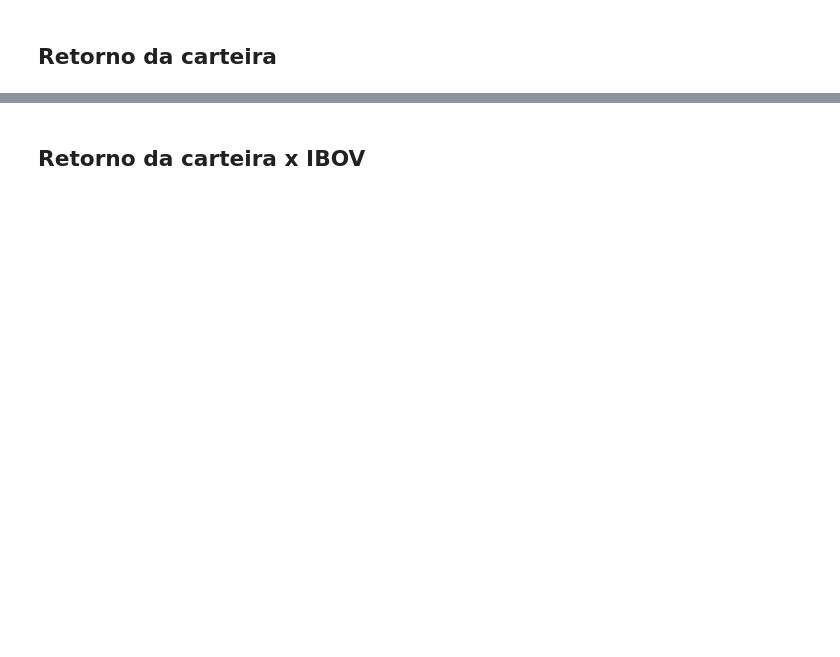
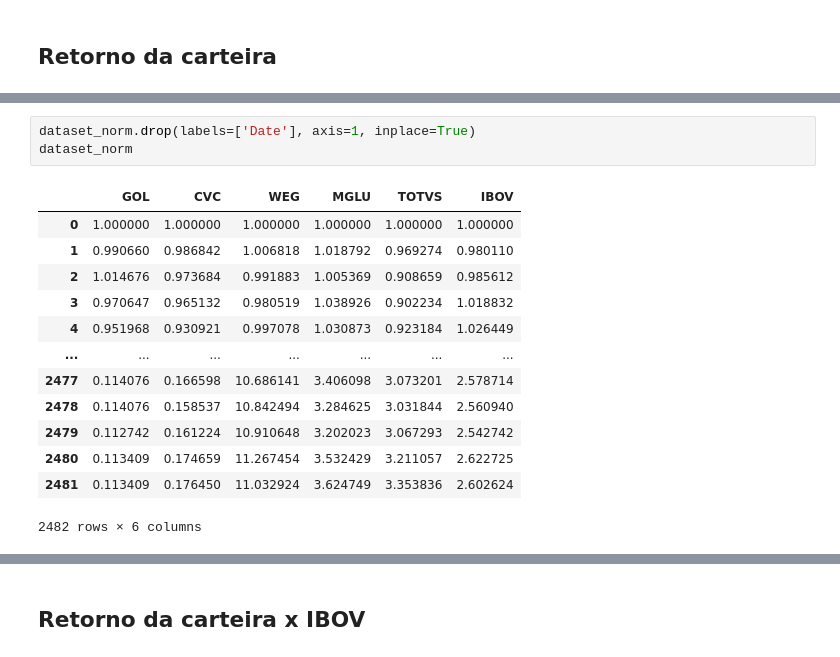
Before and after one commit to fabiolrodriguez/python_playground, a Jupyter notebook: taxa_retorno.ipynb, the cells around one changed output, grey strips where cells are left out. Cells and saved outputs as stored; diff of their text form; blank space fills up the shorter version.

```diff
--- a/taxa_retorno.ipynb
+++ b/taxa_retorno.ipynb
@@ -169,0 +283,17 @@ np.log(dataset['IBOV'][len(dataset) - 1] / dataset['GOL'][0]) * 100
+# %%
+dataset_norm.drop(labels=['Date'], axis=1, inplace=True)
+dataset_norm
+# %% [output]
+|  | GOL | CVC | WEG | MGLU | TOTVS | IBOV |
+| 0 | 1.000000 | 1.000000 | 1.000000 | 1.000000 | 1.000000 | 1.000000 |
+| 1 | 0.990660 | 0.986842 | 1.006818 | 1.018792 | 0.969274 | 0.980110 |
+| 2 | 1.014676 | 0.973684 | 0.991883 | 1.005369 | 0.908659 | 0.985612 |
+| 3 | 0.970647 | 0.965132 | 0.980519 | 1.038926 | 0.902234 | 1.018832 |
+| 4 | 0.951968 | 0.930921 | 0.997078 | 1.030873 | 0.923184 | 1.026449 |
+| ... | ... | ... | ... | ... | ... | ... |
+| 2477 | 0.114076 | 0.166598 | 10.686141 | 3.406098 | 3.073201 | 2.578714 |
+| 2478 | 0.114076 | 0.158537 | 10.842494 | 3.284625 | 3.031844 | 2.560940 |
+| 2479 | 0.112742 | 0.161224 | 10.910648 | 3.202023 | 3.067293 | 2.542742 |
+| 2480 | 0.113409 | 0.174659 | 11.267454 | 3.532429 | 3.211057 | 2.622725 |
+| 2481 | 0.113409 | 0.176450 | 11.032924 | 3.624749 | 3.353836 | 2.602624 |
+2482 rows × 6 columns
```
Also changed, not shown: parts of 20 cells of this notebook.
